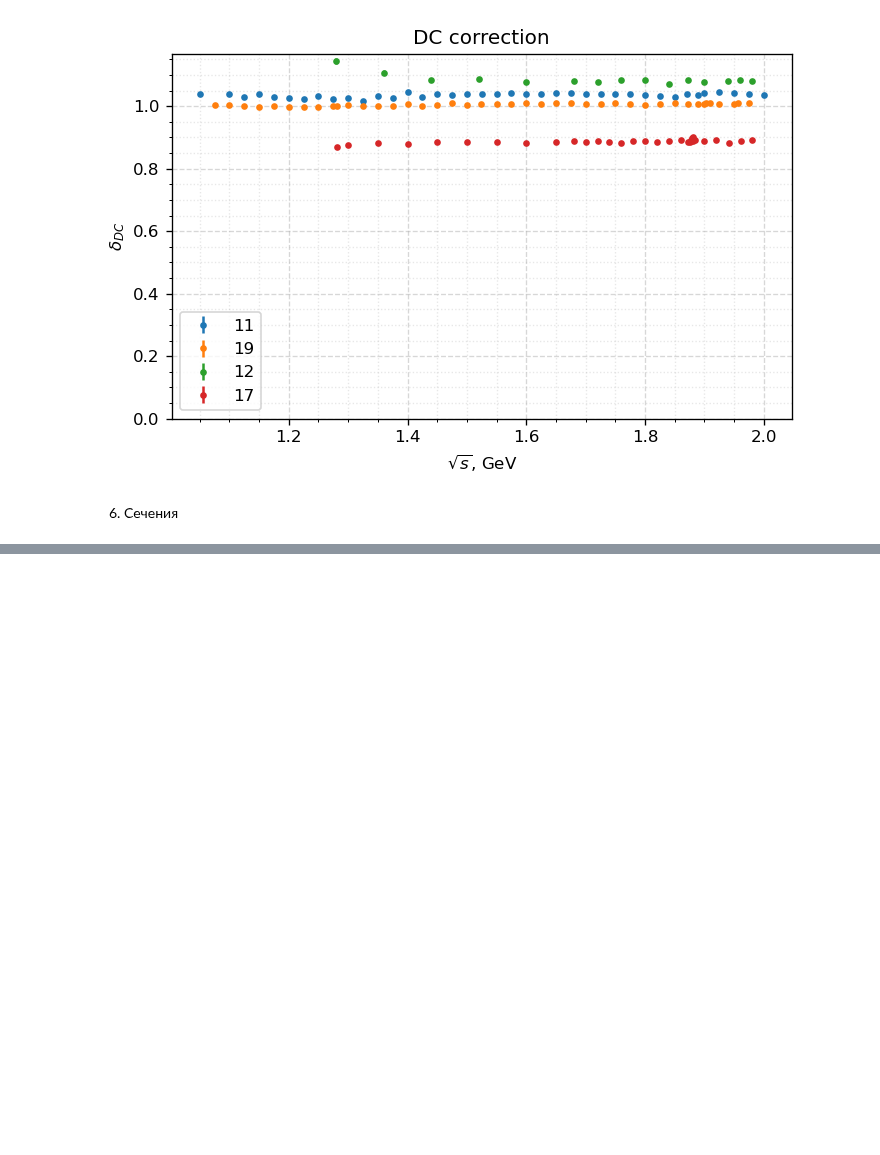
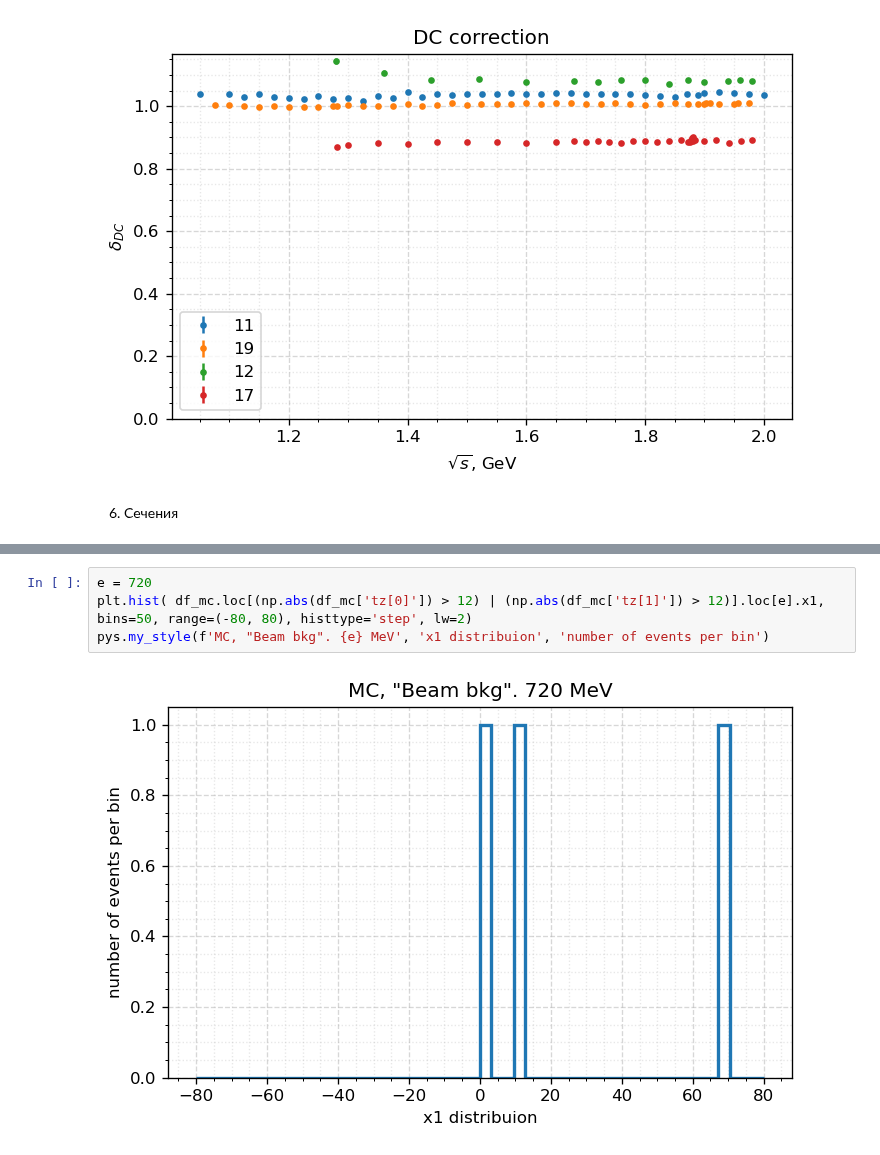
Before and after one commit to nikita-p/kskl20, a Jupyter notebook: docs/StudyReport.ipynb, the cells around one changed output, grey strips where cells are left out. Cells and saved outputs as stored; diff of their text form; blank space fills up the shorter version.

```diff
--- a/docs/StudyReport.ipynb
+++ b/docs/StudyReport.ipynb
@@ -152,0 +179,6 @@ ax.set_yscale('symlog', linthresh=1e-3)
+# %%
+e = 720
+plt.hist( df_mc.loc[(np.abs(df_mc['tz[0]']) > 12) | (np.abs(df_mc['tz[1]']) > 12)].loc[e].x1, bins=50, range=(-80, 80), histtype='step', lw=2)
+pys.my_style(f'MC, "Beam bkg". {e} MeV', 'x1 distribuion', 'number of events per bin')
+# %% [output]
+[figure, added]
```
Also changed, not shown: parts of 25 cells of this notebook, 7 other files.
